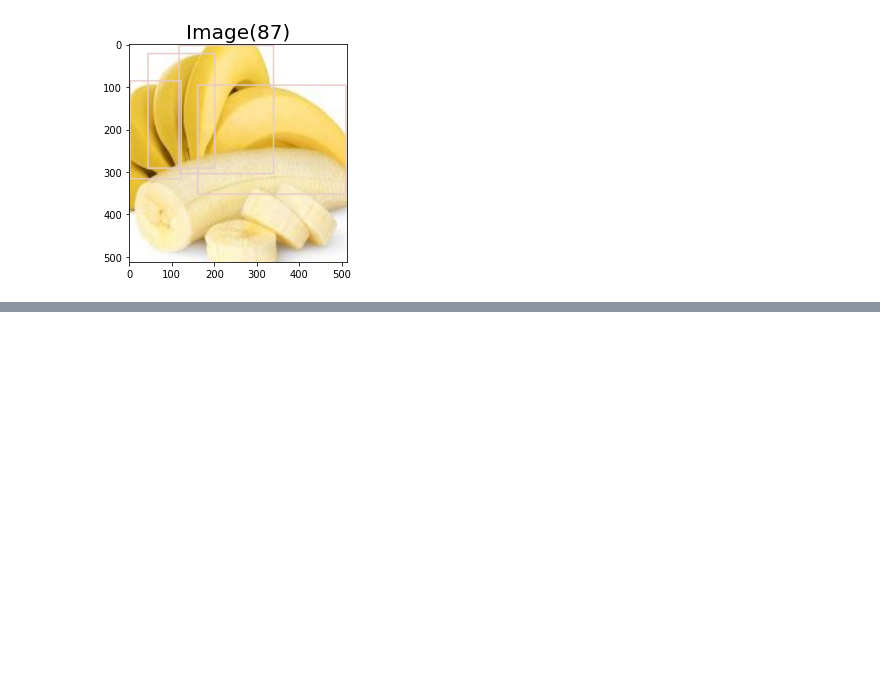
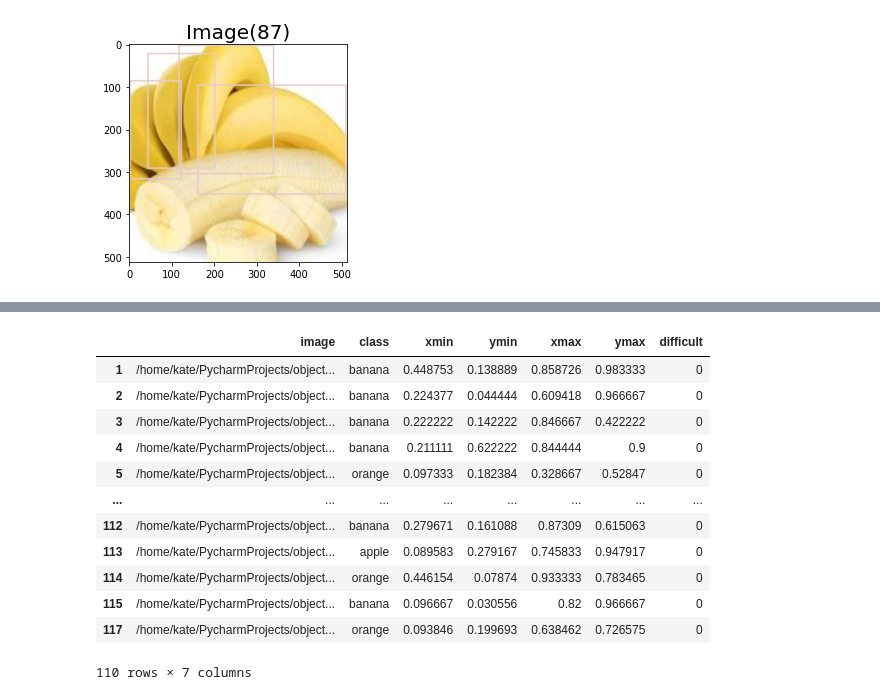
Before and after one commit to kujoki/AutoGluon_Pics, a Jupyter notebook: Object_detection_dataframe_with_separete_columns.ipynb, the cells around one changed output, grey strips where cells are left out. Drawn from its saved outputs; the diff is of its cells as text; code cells hidden in the pictures; blank space fills up the shorter version.

```diff
--- a/Object_detection_dataframe_with_separete_columns.ipynb
+++ b/Object_detection_dataframe_with_separete_columns.ipynb
@@ -152,0 +246,18 @@ mAP=0.22300431824248168
+# %%
+data_test = data_test.rename(columns={0: "image", 1: "class", 2: "xmin", 3: "ymin", 4: "xmax", 5: "ymax", 6: "difficult"})
+# %%
+data_test
+# %% [output]
+|  | image | class | xmin | ymin | xmax | ymax | difficult |
+| 1 | /home/kate/PycharmProjects/object... | banana | 0.448753 | 0.138889 | 0.858726 | 0.983333 | 0 |
+| 2 | /home/kate/PycharmProjects/object... | banana | 0.224377 | 0.044444 | 0.609418 | 0.966667 | 0 |
+| 3 | /home/kate/PycharmProjects/object... | banana | 0.222222 | 0.142222 | 0.846667 | 0.422222 | 0 |
+| 4 | /home/kate/PycharmProjects/object... | banana | 0.211111 | 0.622222 | 0.844444 | 0.9 | 0 |
+| 5 | /home/kate/PycharmProjects/object... | orange | 0.097333 | 0.182384 | 0.328667 | 0.52847 | 0 |
+| ... | ... | ... | ... | ... | ... | ... | ... |
+| 112 | /home/kate/PycharmProjects/object... | banana | 0.279671 | 0.161088 | 0.87309 | 0.615063 | 0 |
+| 113 | /home/kate/PycharmProjects/object... | apple | 0.089583 | 0.279167 | 0.745833 | 0.947917 | 0 |
+| 114 | /home/kate/PycharmProjects/object... | orange | 0.446154 | 0.07874 | 0.933333 | 0.783465 | 0 |
+| 115 | /home/kate/PycharmProjects/object... | banana | 0.096667 | 0.030556 | 0.82 | 0.966667 | 0 |
+| 117 | /home/kate/PycharmProjects/object... | orange | 0.093846 | 0.199693 | 0.638462 | 0.726575 | 0 |
+110 rows × 7 columns
```
Also changed, not shown: parts of 19 cells of this notebook.
